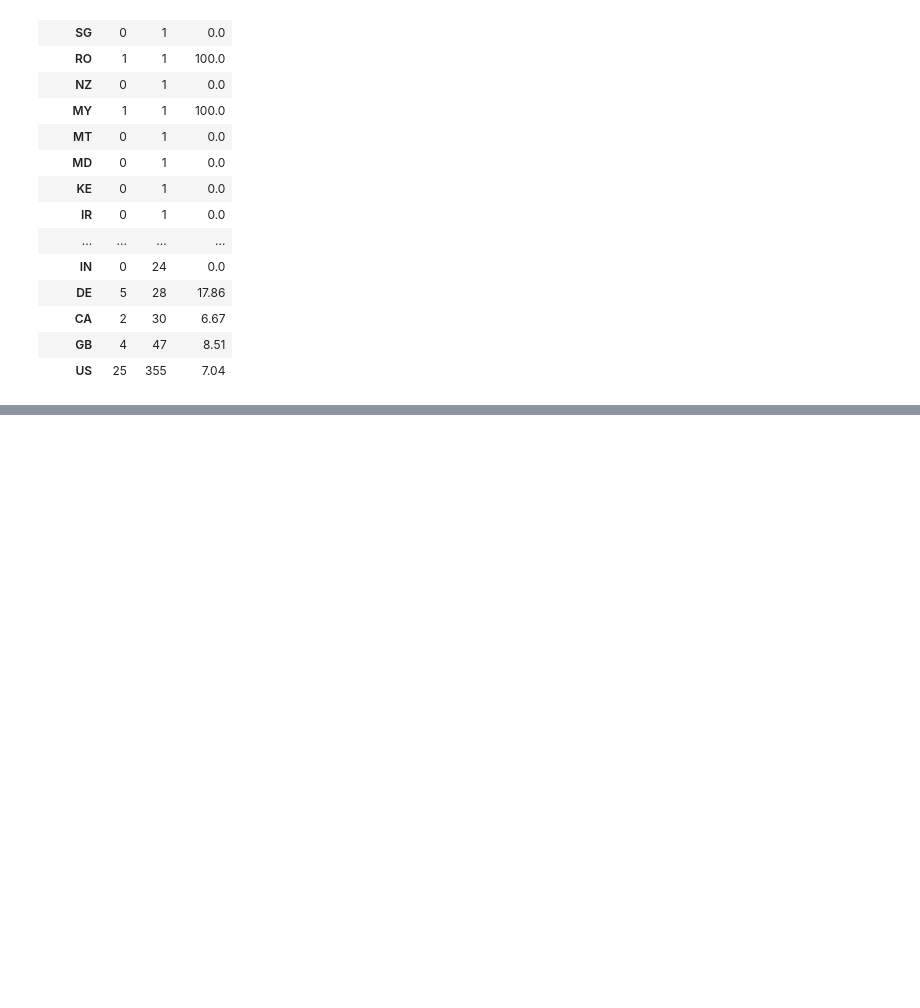
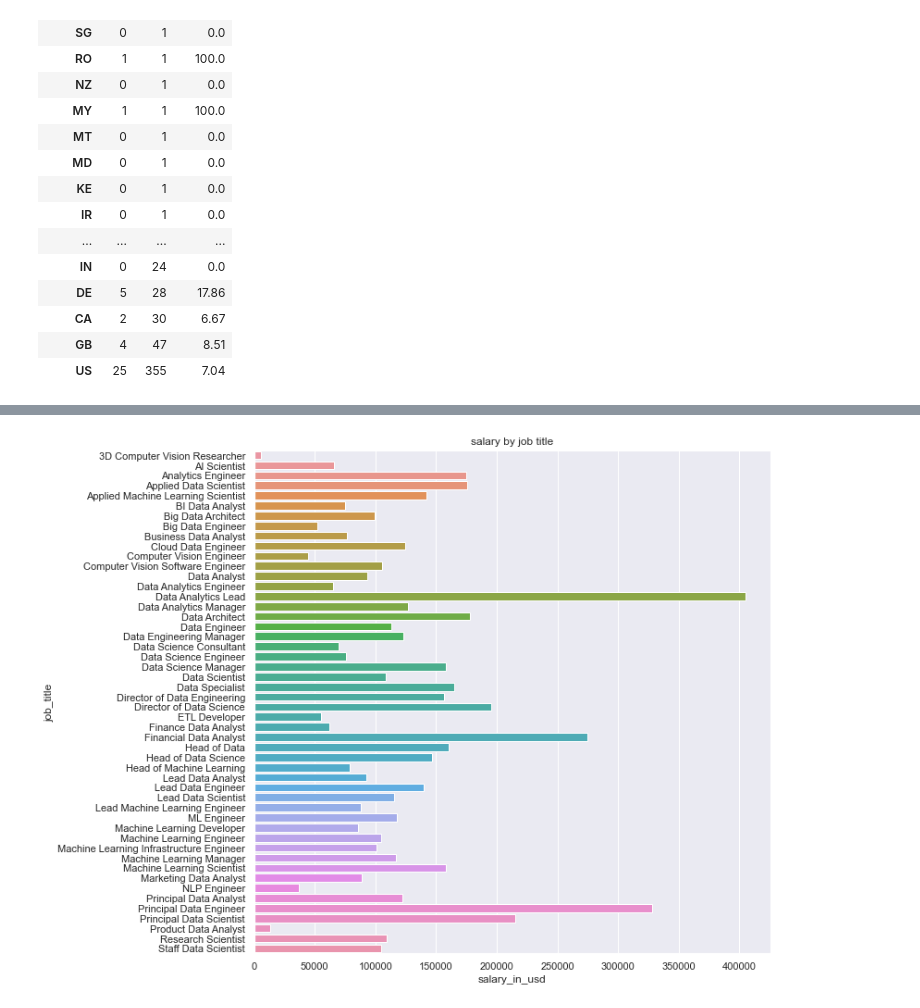
Before and after one commit to itamarKraitman/Data-Science-Salary-Analysis, a Jupyter notebook: Data Science Salary Analysis.ipynb, the cells around one changed output, grey strips where cells are left out. Cells and saved outputs as stored; diff of their text form; code cells hidden in the pictures; blank space fills up the shorter version.

```diff
--- a/Data Science Salary Analysis.ipynb
+++ b/Data Science Salary Analysis.ipynb
@@ -245,0 +304,9 @@ Lets start by finding the avarage salary in each location.
+# %%
+mean_salary_by_job = pd.DataFrame(raw_data.groupby('job_title')['salary_in_usd'].mean())
+
+sns.set(rc={'figure.figsize':(10,10)})
+sns.barplot(x='salary_in_usd',y=mean_salary_by_job.index,data=mean_salary_by_job).set(title='salary by job title')
+
+plt.show()
+# %% [output]
+[figure, added]
```
Also changed, not shown: parts of 13 cells of this notebook.
